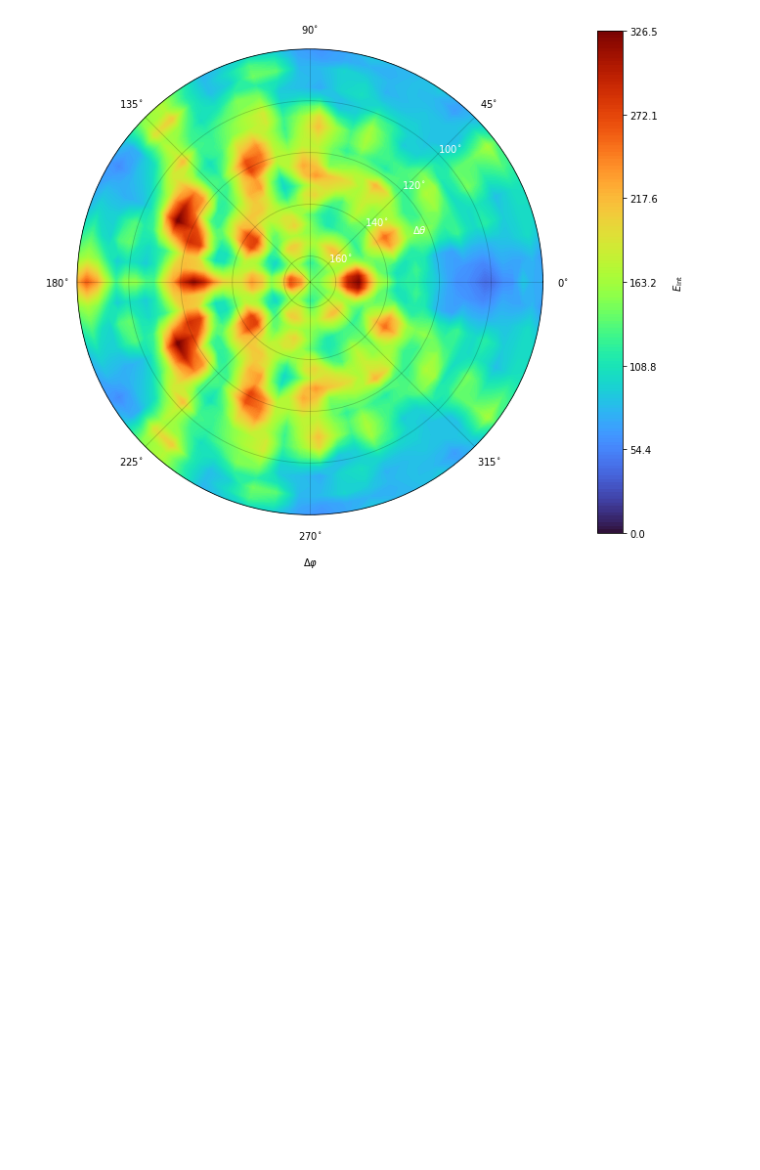
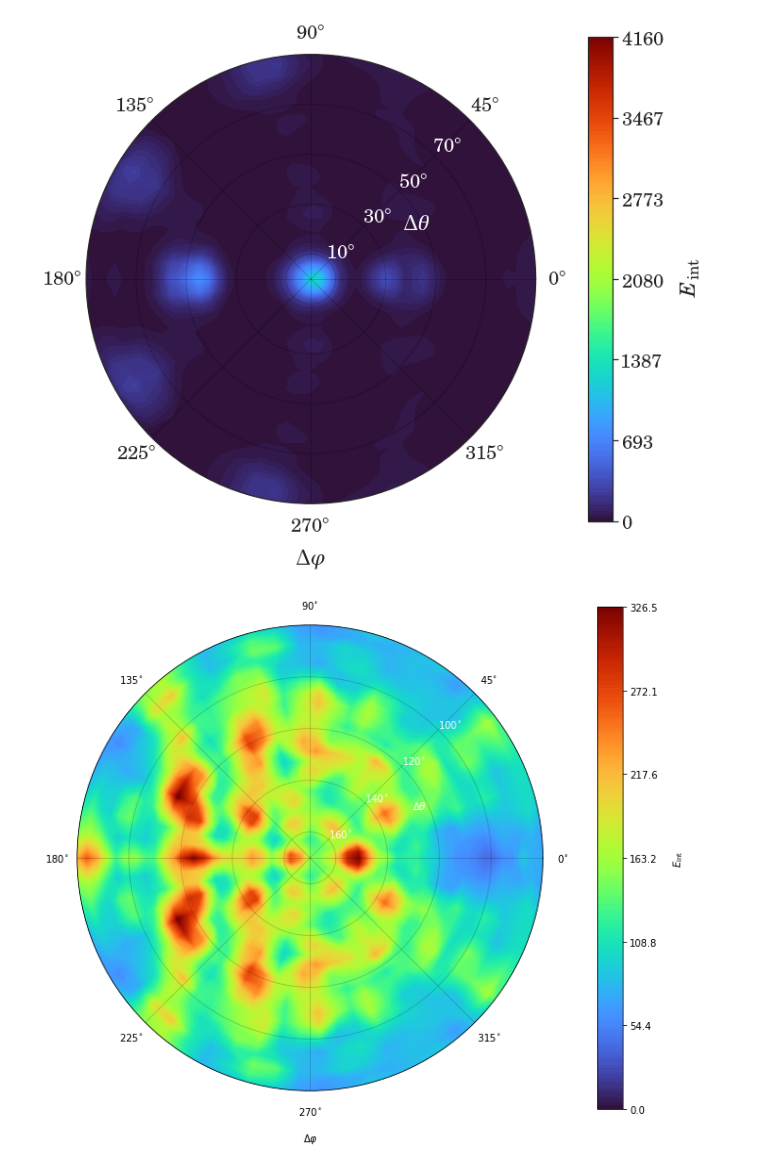
Before and after one commit to Misery7100-Magistracy/Angular-dispersion-boost, a Jupyter notebook: computations/mstm3d.ipynb, the cells around one changed output. Saved outputs shown, nothing was run; the diff lists cells and outputs as text; code cells hidden in the pictures; blank space fills up the shorter version.

```diff
--- a/computations/mstm3d.ipynb
+++ b/computations/mstm3d.ipynb
@@ -60,3 +103,12 @@ fig = msevn.mstm_polar_plot.e_int(eint_storage[83], kind='t', dtheta=dtheta0_90,
+# %%
+import matplotlib.pyplot as plt
+
+fig = msevn.mstm_polar_plot.e_int(eint_storage[83], kind='t', dtheta=dtheta0_90, dphi=dphi, max_hardcoded=4160, no_colorbar=False)
+#fig.savefig(f'../tex/components/img/celes/e_int_wavepacket10_rad_20nm_15deg.pdf', bbox_inches='tight')
+
+#ax = plt.gca()
+# %% [output]
+[figure, added]
 # %%
 fig = msevn.mstm_polar_plot.e_int(eint90_180_global, kind='r', dtheta=dtheta90_180, dphi=dphi)
 #fig.savefig(f'../tex/components/img/celes/e_int_cylinder_15edge_theta0_15_phi0_0_249gap_rad50nm_refr.pdf', bbox_inches='tight')
```
Also changed, not shown: parts of 8 cells of this notebook, 17 other files.
